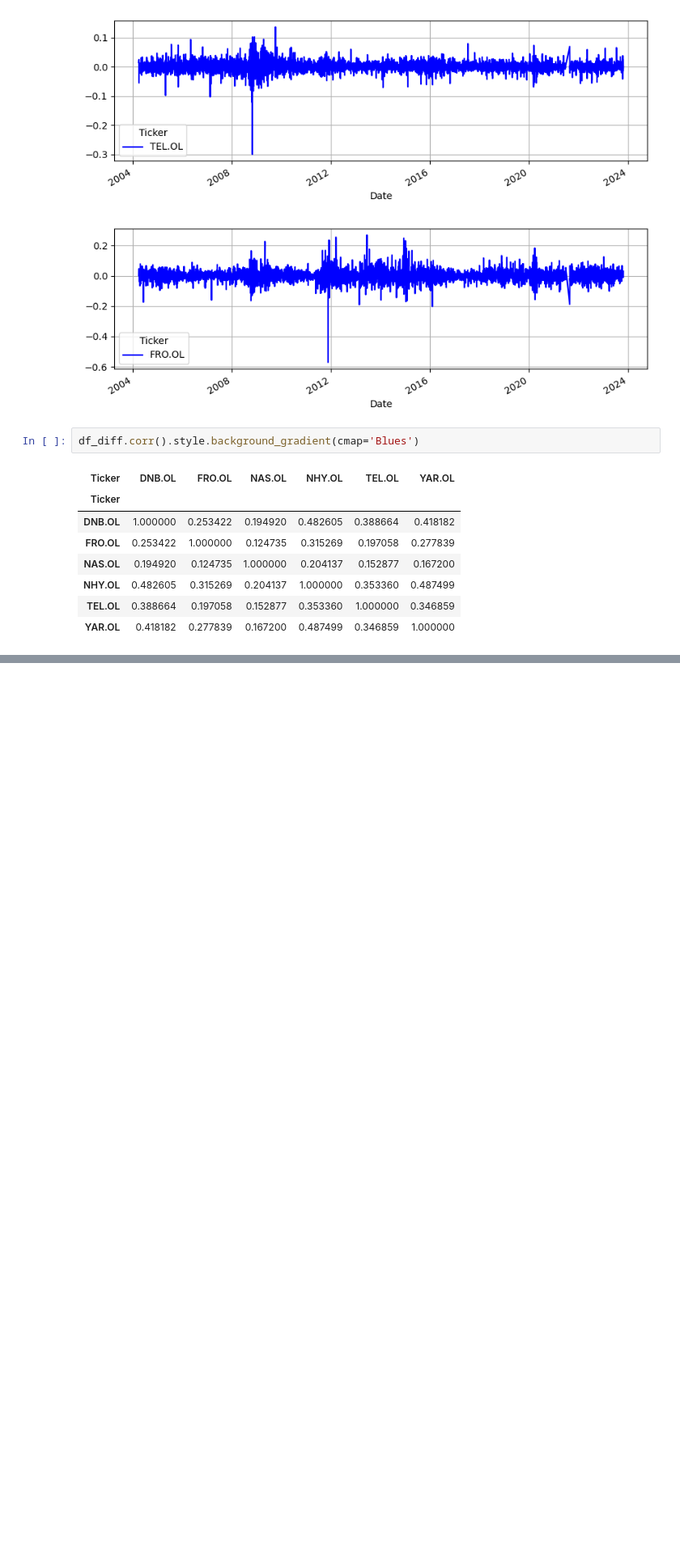
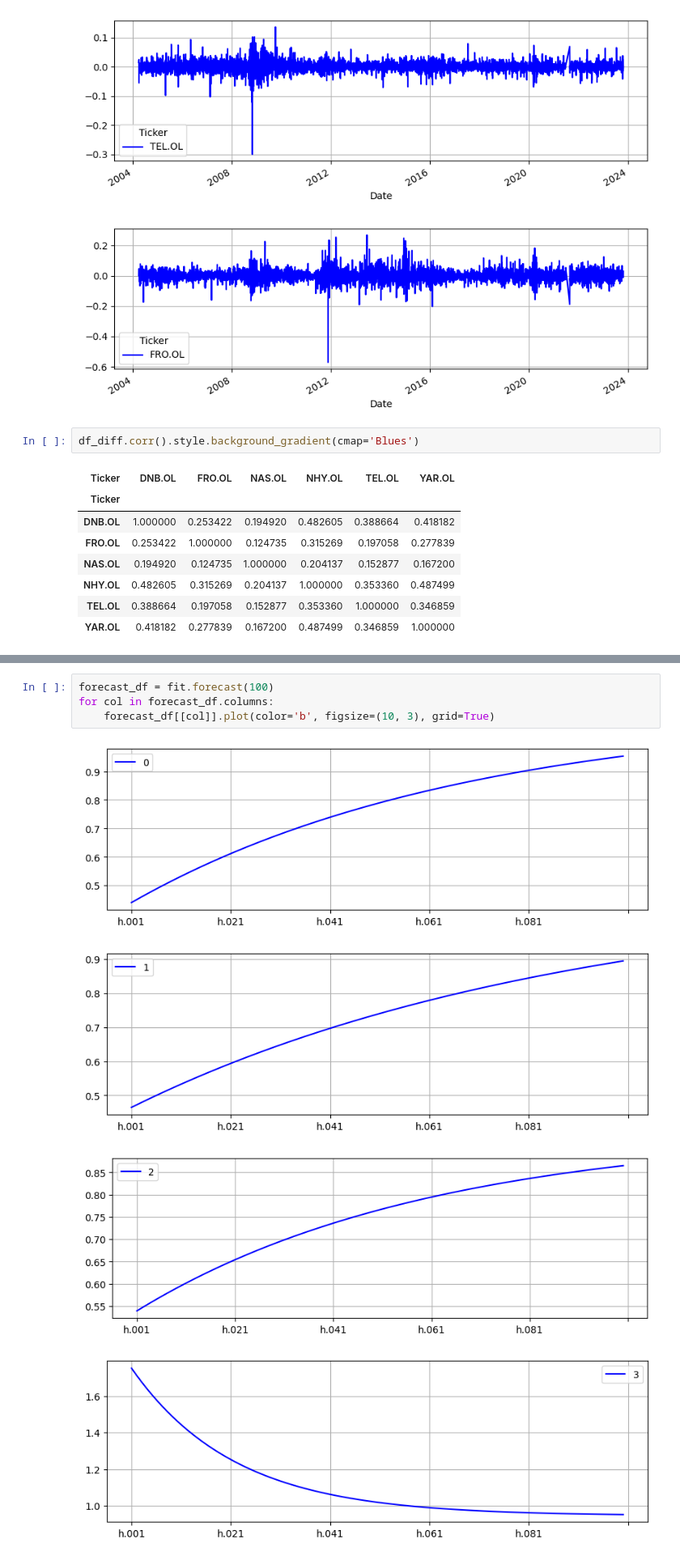
Before and after one commit to magnushelliesen/monte-carlo-simulator, a Jupyter notebook: monte-carlo-simulator.ipynb, the cells around one changed output, grey strips where cells are left out. Shown at 81% size. Drawn from its saved outputs; the diff is of its cells as text; blank space fills up the shorter version.

```diff
--- a/monte-carlo-simulator.ipynb
+++ b/monte-carlo-simulator.ipynb
@@ -257,0 +270,9 @@ fit.forecast(100).plot()
+# %%
+forecast_df = fit.forecast(100)
+for col in forecast_df.columns:
+    forecast_df[[col]].plot(color='b', figsize=(10, 3), grid=True)
+# %% [output]
+[figure, added]
+[figure, added]
+[figure, added]
+[figure, added]
```
Also changed, not shown: parts of 10 cells of this notebook.
